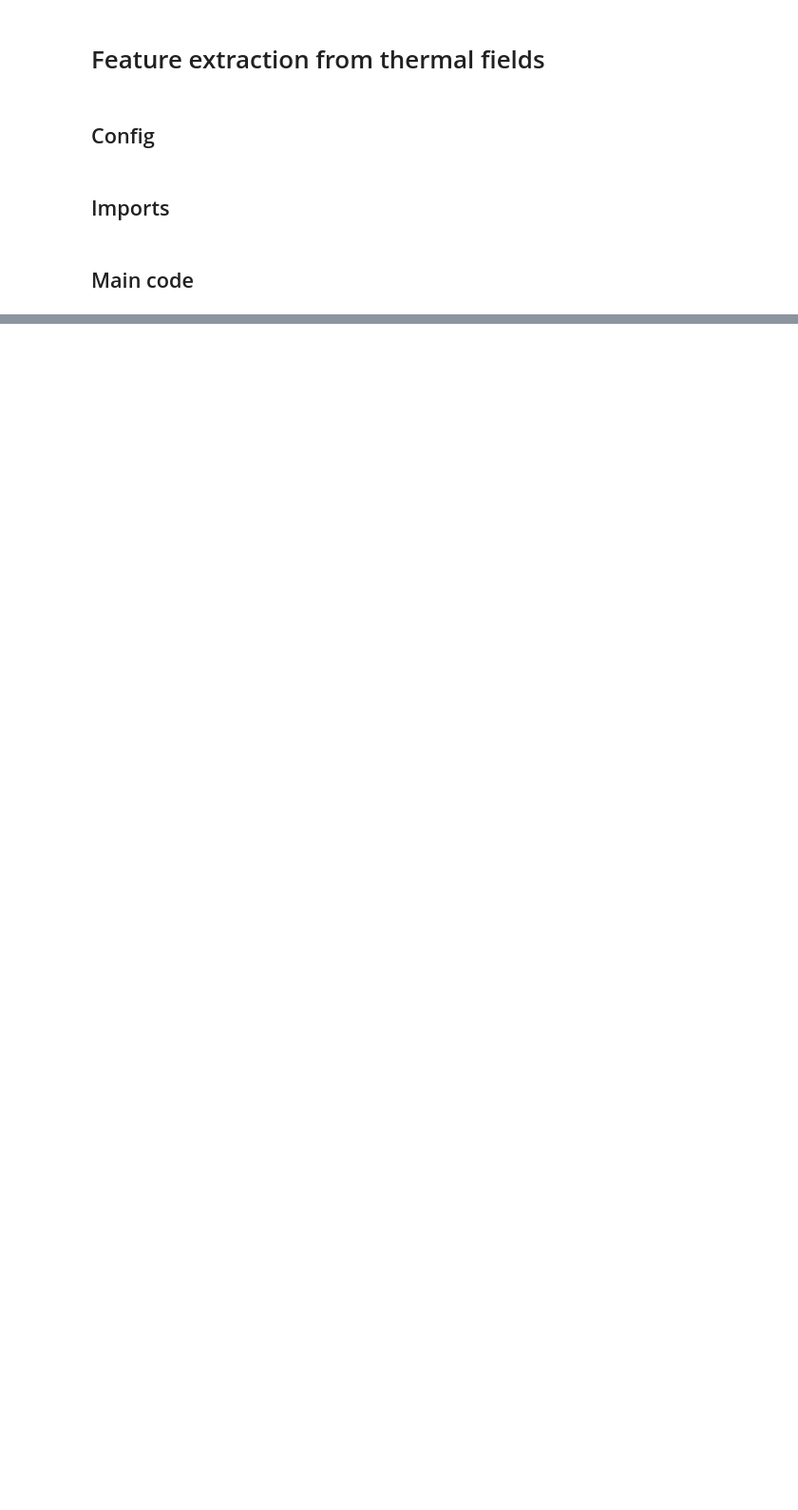
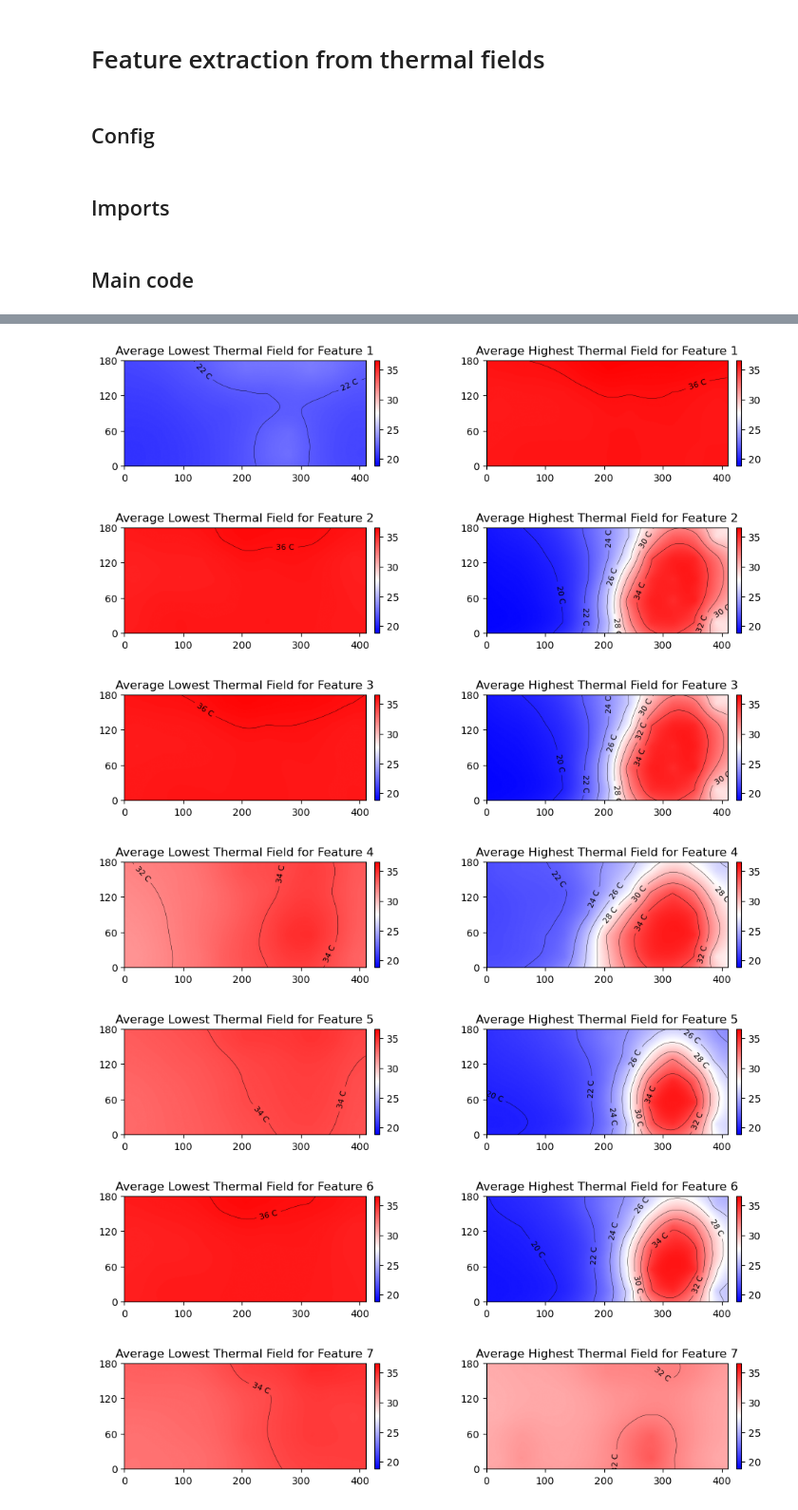
Before and after one commit to epfl-mobots/Ethogram-Generation, a Jupyter notebook: ThermalFieldTransformation.ipynb, the cells around one changed output, grey strips where cells are left out. Shown at 95% size. Cells and saved outputs as stored; diff of their text form; code cells hidden in the pictures; blank space fills up the shorter version.

```diff
--- a/ThermalFieldTransformation.ipynb
+++ b/ThermalFieldTransformation.ipynb
@@ -50,0 +48,59 @@ vmin: 18.828125, vmax: 36.5546875
+# %%
+# use 2D Discrete Cosine Transform (DCT) on all thermal fields
+all_features = []
+for idx, row in tqdm(tmp_df.iterrows(), total=tmp_df.shape[0], desc="Extracting DCT features"):
+    tf = ThermalFrame(row.to_numpy(), hive_nb, idx)
+    tf.calculate_thermal_field()
+    features = extract_thermal_dct_features(tf.thermal_field)
+    all_features.append(features)
+# %%
+# Find the 10 thermal fields with lowest and highest values for each feature
+extremes = {}
+for feature_idx in range(len(all_features[0])):
+    feature_values = [features[feature_idx] for features in all_features]
+    lowest_indices = np.argsort(feature_values)[:10]
+    highest_indices = np.argsort(feature_values)[-10:]
+    extremes[feature_idx] = {
+        "lowest": lowest_indices,
+        "highest": highest_indices
+    }
+
+# Average out the thermal fields for the lowest and highest values of each feature
+average_lowest_fields = {}
+average_highest_fields = {}
+for feature_idx, indices in extremes.items():
+    lowest_fields = [ThermalFrame(tmp_df.iloc[idx].to_numpy(), hive_nb, tmp_df.index[idx]).calculate_thermal_field() for idx in indices["lowest"]]
+    highest_fields = [ThermalFrame(tmp_df.iloc[idx].to_numpy(), hive_nb, tmp_df.index[idx]).calculate_thermal_field() for idx in indices["highest"]]
+
+    average_lowest_fields[feature_idx] = np.mean(lowest_fields, axis=0)
+    average_highest_fields[feature_idx] = np.mean(highest_fields, axis=0)
+
+# Plot the average thermal fields for the lowest and highest values of each feature
+for feature_idx in range(len(all_features[0])):
+    fig, axs = plt.subplots(1, 2, figsize=(12, 6))
+
+    # Plot average lowest thermal field
+    tf_lowest = ThermalFrame(np.zeros(tmp_df.shape[1]), hive_nb)
+    tf_lowest.min_temp = np.min(average_lowest_fields[feature_idx])
+    tf_lowest.max_temp = np.max(average_lowest_fields[feature_idx])
+    tf_lowest.thermal_field = average_lowest_fields[feature_idx]
+    tf_lowest.plot_thermal_field(ax=axs[0], annotate_contours=True, v_min=vmin, v_max=vmax, contours=contours, show_max_temp=False, verbose=False)
+    axs[0].set_title(f"Average Lowest Thermal Field for Feature {feature_idx+1}")
+
+    # Plot average highest thermal field
+    tf_highest = ThermalFrame(np.zeros(tmp_df.shape[1]), hive_nb)
+    tf_highest.min_temp = np.min(average_highest_fields[feature_idx])
+    tf_highest.max_temp = np.max(average_highest_fields[feature_idx])
+    tf_highest.thermal_field = average_highest_fields[feature_idx]
+    tf_highest.plot_thermal_field(ax=axs[1], annotate_contours=True, v_min=vmin, v_max=vmax, contours=contours, show_max_temp=False, verbose=False)
+    axs[1].set_title(f"Average Highest Thermal Field for Feature {feature_idx+1}")
+
+    plt.show()
+# %% [output]
+[figure, added]
+[figure, added]
+[figure, added]
+[figure, added]
+[figure, added]
+[figure, added]
+[figure, added]
```
Also changed, not shown: parts of 3 cells of this notebook, 3 other files.
